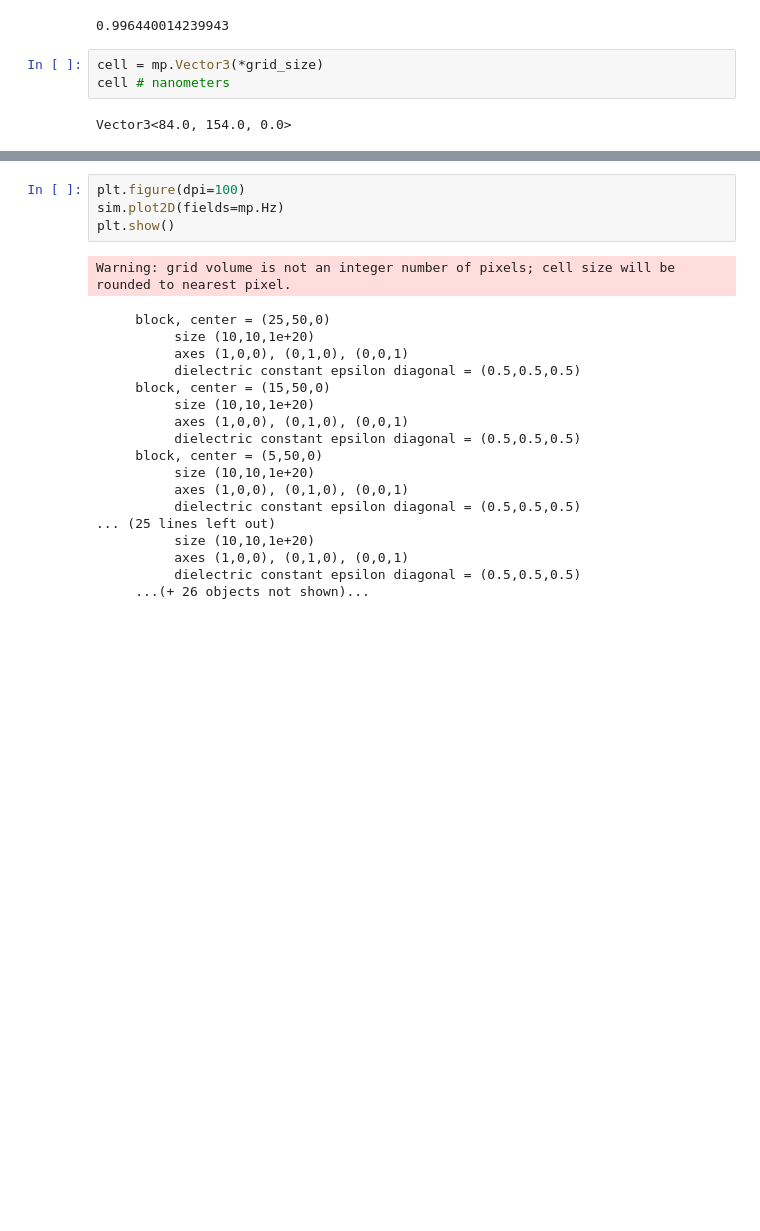
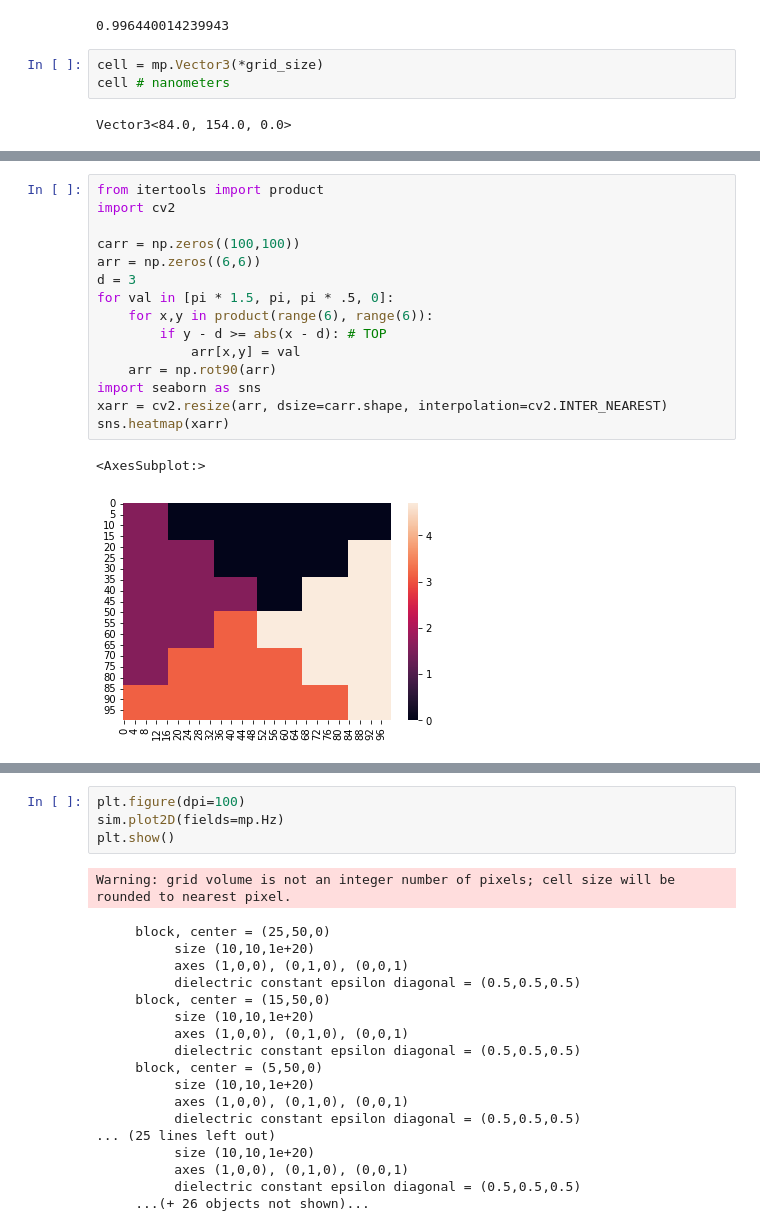
Before and after one commit to tornikeo/fe_vortex_optic_gates, a Jupyter notebook: simulation.ipynb, the cells around one changed output, grey strips where cells are left out. Drawn from its saved outputs; the diff is of its cells as text; blank space fills up the shorter version.

```diff
--- a/simulation.ipynb
+++ b/simulation.ipynb
@@ -101 +97,19 @@ array([[4.712389 , 3.1415927, 3.1415927, 3.1415927, 3.1415927, 3.1415927],
+# %%
+from itertools import product
+import cv2
+
+carr = np.zeros((100,100))
+arr = np.zeros((6,6))
+d = 3
+for val in [pi * 1.5, pi, pi * .5, 0]:
+    for x,y in product(range(6), range(6)):
+        if y - d >= abs(x - d): # TOP
+            arr[x,y] = val
+    arr = np.rot90(arr)
+import seaborn as sns
+xarr = cv2.resize(arr, dsize=carr.shape, interpolation=cv2.INTER_NEAREST)
+sns.heatmap(xarr)
+# %% [output]
+<AxesSubplot:>
+[figure, added]
 # %%
```
Also changed, not shown: parts of 4 cells of this notebook.
